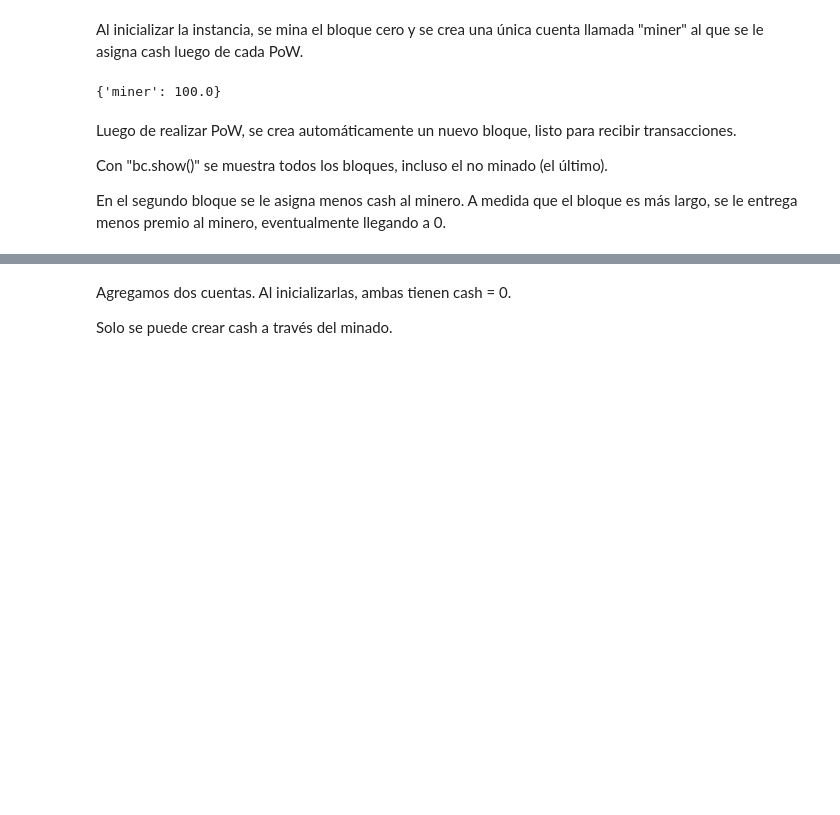
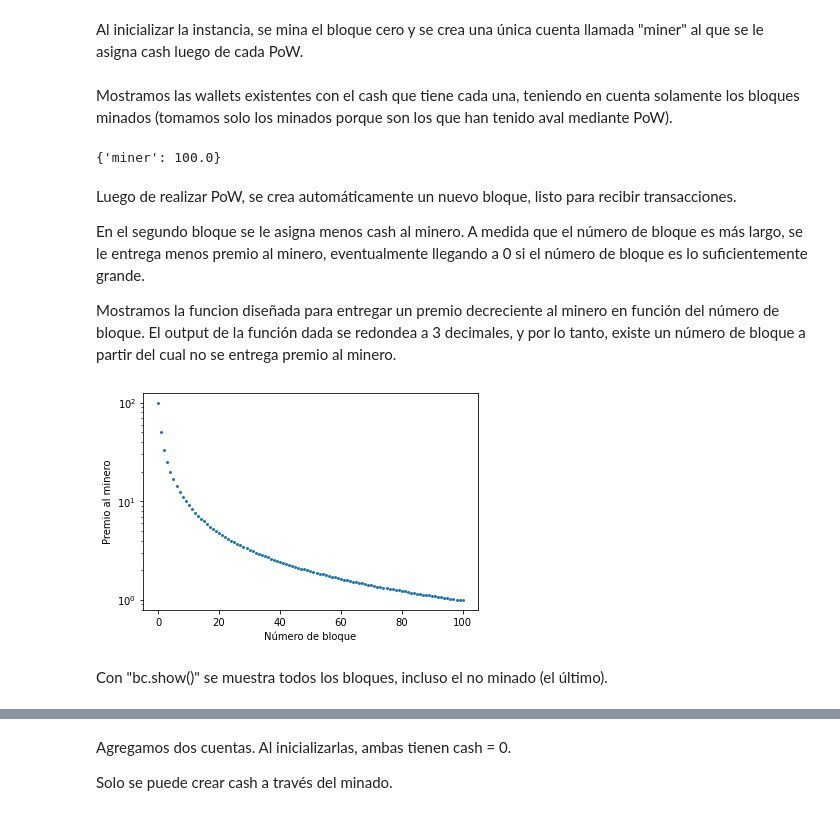
Before and after one commit to francocerino/my_blockchain, a Jupyter notebook: bc_test.ipynb, the cells around one changed output, grey strips where cells are left out. Saved outputs shown, nothing was run; the diff lists cells and outputs as text; code cells hidden in the pictures; blank space fills up the shorter version.

```diff
--- a/bc_test.ipynb
+++ b/bc_test.ipynb
@@ -11,6 +15,8 @@ También se asigna un número natural "pow_difficulty", que indica la cantidad d
 bc = Blockchain(max_transactions_per_block = 5, pow_difficulty = 3)
 # %% [markdown]
 Al inicializar la instancia, se mina el bloque cero y se crea una única cuenta llamada "miner" al que se le asigna cash luego de cada PoW.
+# %% [markdown]
+Mostramos las wallets existentes con el cash que tiene cada una, teniendo en cuenta solamente los bloques minados (tomamos solo los minados porque son los que han tenido aval mediante PoW).
 # %%
 bc.wallets_taking_only_mined_blocks()
 # %% [output]
@@ -18,9 +24,20 @@ bc.wallets_taking_only_mined_blocks()
 # %% [markdown]
 Luego de realizar PoW, se crea automáticamente un nuevo bloque, listo para recibir transacciones.
 
-Con "bc.show()" se muestra todos los bloques, incluso el no minado (el último).
+En el segundo bloque se le asigna menos cash al minero. A medida que el número de bloque es más largo, se le entrega menos premio al minero, eventualmente llegando a 0 si el número de bloque es lo suficientemente grande.
 
-En el segundo bloque se le asigna menos cash al minero. A medida que el bloque es más largo, se le entrega menos premio al minero, eventualmente llegando a 0.
+Mostramos la funcion diseñada para entregar un premio decreciente al minero en función del número de bloque. El output de la función dada se redondea a 3 decimales, y por lo tanto, existe un número de bloque a partir del cual no se entrega premio al minero.
+# %%
+import matplotlib.pyplot as plt
+plt.yscale("log")
+plt.ylabel("Premio al minero")
+plt.xlabel("Número de bloque")
+block_numbers = [i for i in range(101)]
+plt.plot(block_numbers, [round(100/(block_number+1),3) for block_number in block_numbers],"o", markersize = 2);
+# %% [output]
+[figure, added]
+# %% [markdown]
+Con "bc.show()" se muestra todos los bloques, incluso el no minado (el último).
 # %%
 bc.show()
 # %% [output]
```
Also changed, not shown: parts of 24 cells of this notebook.
